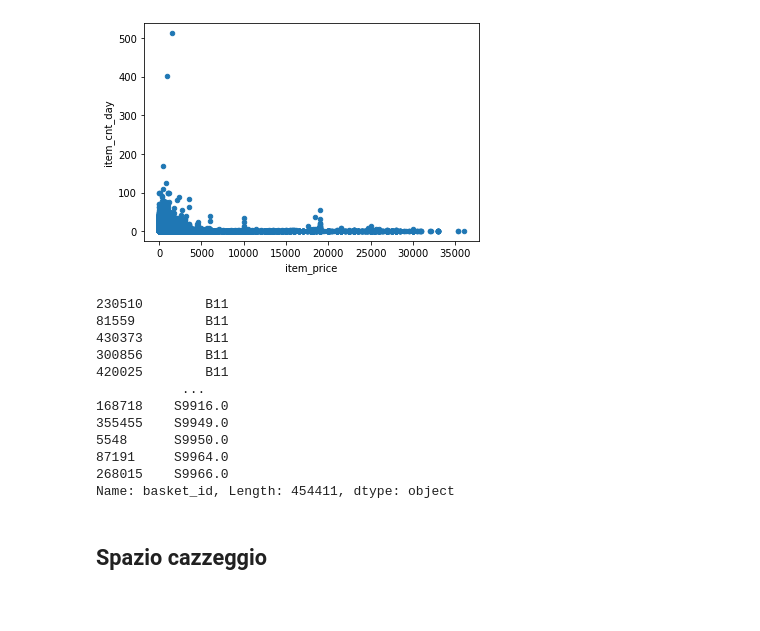
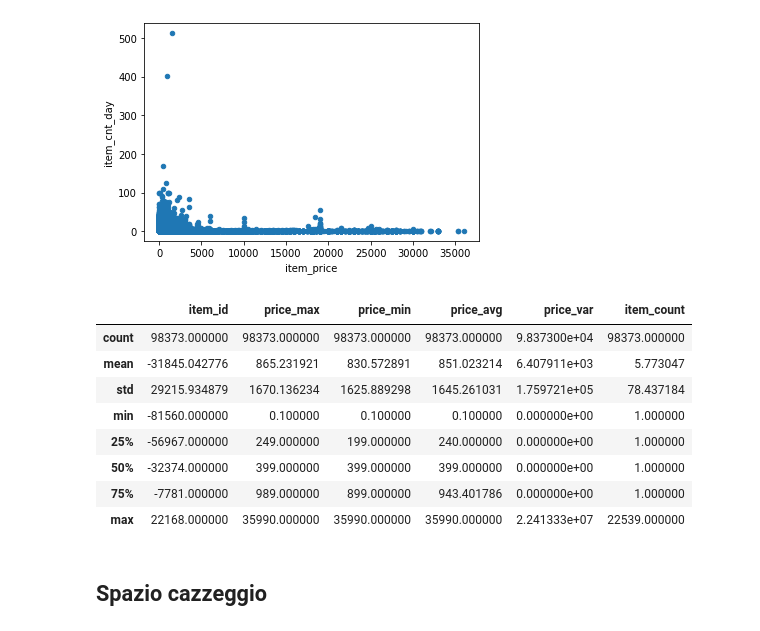
Before and after one commit to frankpietro/dm-project, a Jupyter notebook: dm.ipynb, the cells around one changed output. Drawn from its saved outputs; the diff is of its cells as text; code cells hidden in the pictures.

```diff
--- a/dm.ipynb
+++ b/dm.ipynb
@@ -786,21 +818,18 @@ clean_basket_df.plot(x='item_price', y='item_cnt_day', kind='scatter')
 # %% [output]
 <AxesSubplot:xlabel='item_price', ylabel='item_cnt_day'>
 [figure]
-# %%
-clean_basket_df[BASKET].sort_values()
-# %% [output]
-230510        B11
-81559         B11
-430373        B11
-300856        B11
-420025        B11
-           ...
-168718    S9916.0
-355455    S9949.0
-5548      S9950.0
-87191     S9964.0
-268015    S9966.0
-Name: basket_id, Length: 454411, dtype: object
+# %%
+i_df.describe()
+# %% [output]
+|  | item_id | price_max | price_min | price_avg | price_var | item_count |
+| count | 98373.000000 | 98373.000000 | 98373.000000 | 98373.000000 | 9.837300e+04 | 98373.000000 |
+| mean | -31845.042776 | 865.231921 | 830.572891 | 851.023214 | 6.407911e+03 | 5.773047 |
+| std | 29215.934879 | 1670.136234 | 1625.889298 | 1645.261031 | 1.759721e+05 | 78.437184 |
+| min | -81560.000000 | 0.100000 | 0.100000 | 0.100000 | 0.000000e+00 | 1.000000 |
+| 25% | -56967.000000 | 249.000000 | 199.000000 | 240.000000 | 0.000000e+00 | 1.000000 |
+| 50% | -32374.000000 | 399.000000 | 399.000000 | 399.000000 | 0.000000e+00 | 1.000000 |
+| 75% | -7781.000000 | 989.000000 | 899.000000 | 943.401786 | 0.000000e+00 | 1.000000 |
+| max | 22168.000000 | 35990.000000 | 35990.000000 | 35990.000000 | 2.241333e+07 | 22539.000000 |
 # %% [markdown]
 ## Spazio cazzeggio
 # %%
```
Also changed, not shown: parts of 8 cells of this notebook.
